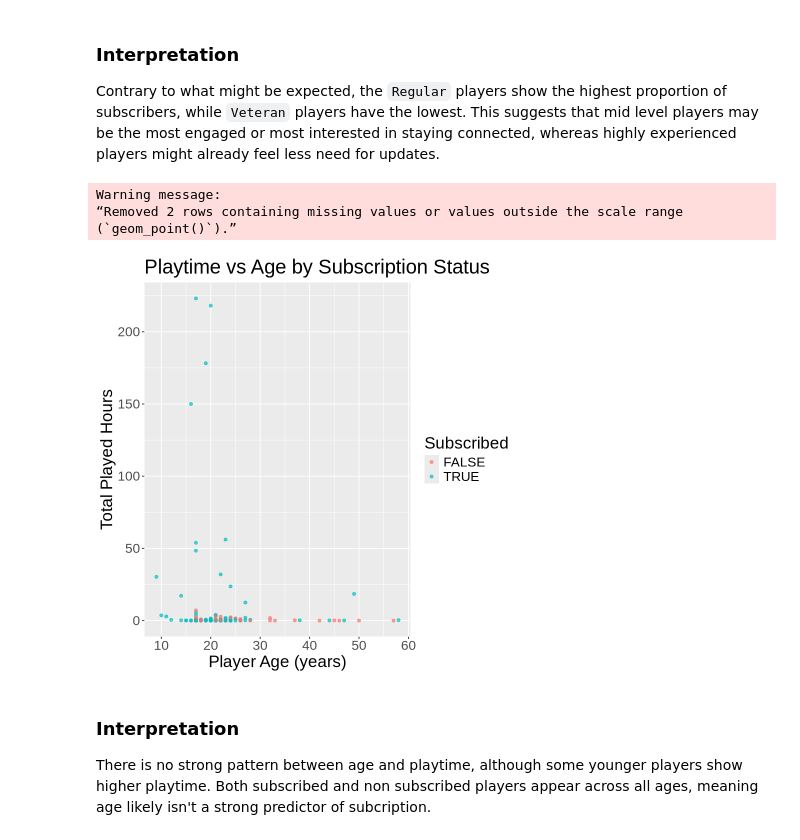
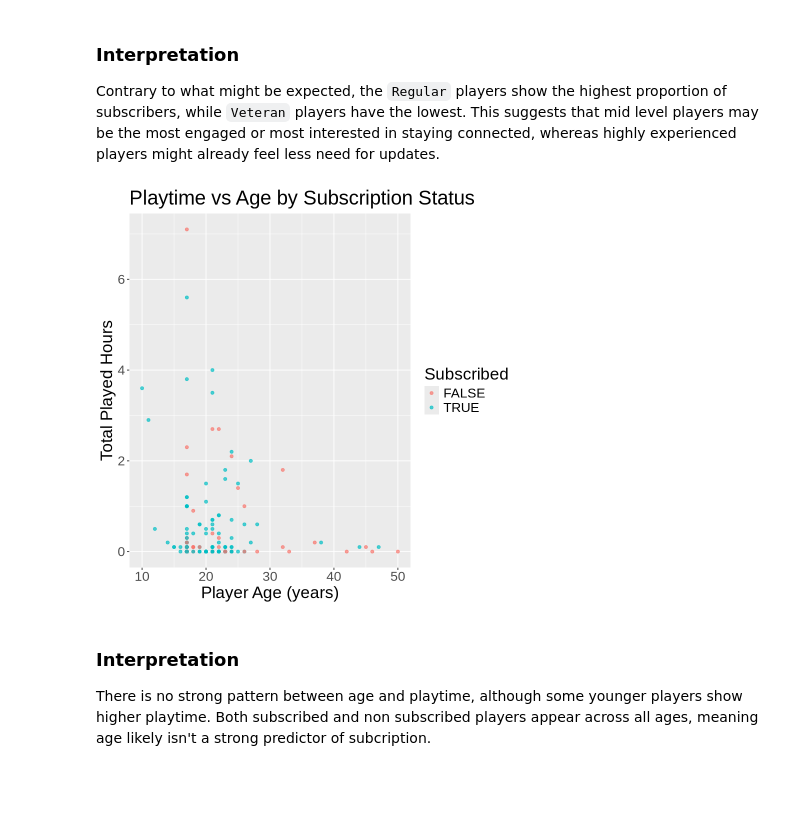
Before and after one commit to emily2628/Dsci-100---Individual-Plan, a Jupyter notebook: Individual Plan.ipynb, the cells around one changed output. Saved outputs shown, nothing was run; the diff lists cells and outputs as text; code cells hidden in the pictures; blank space fills up the shorter version.

```diff
--- a/Individual Plan.ipynb
+++ b/Individual Plan.ipynb
@@ -233,20 +233,19 @@ Contrary to what might be expected, the `Regular` players show the highest propo
 # %%
 # playtime vs age
 
-ggplot(players, aes(x = Age, y = played_hours, colour = subscribe)) +
+players |>
+    filter(played_hours <= 10 & Age <= 50) |>
+    ggplot(aes(x = Age, y = played_hours, colour = subscribe)) +
     geom_point(alpha = 0.7) +
     labs(
         title = "Playtime vs Age by Subscription Status",
         x = "Player Age (years)",
         y = "Total Played Hours",
         colour = "Subscribed"
     ) +
     theme(text = element_text(size = 20))
 # %% [output]
-Warning message:
-“Removed 2 rows containing missing values or values outside the scale range
-(`geom_point()`).”
-[figure, old version]
+[figure, new version]
 # %% [markdown]
 ### Interpretation
 There is no strong pattern between age and playtime, although some younger players show higher playtime. Both subscribed and non subscribed players appear across all ages, meaning age likely isn't a strong predictor of subcription.
```
Also changed, not shown: parts of 2 cells of this notebook.
